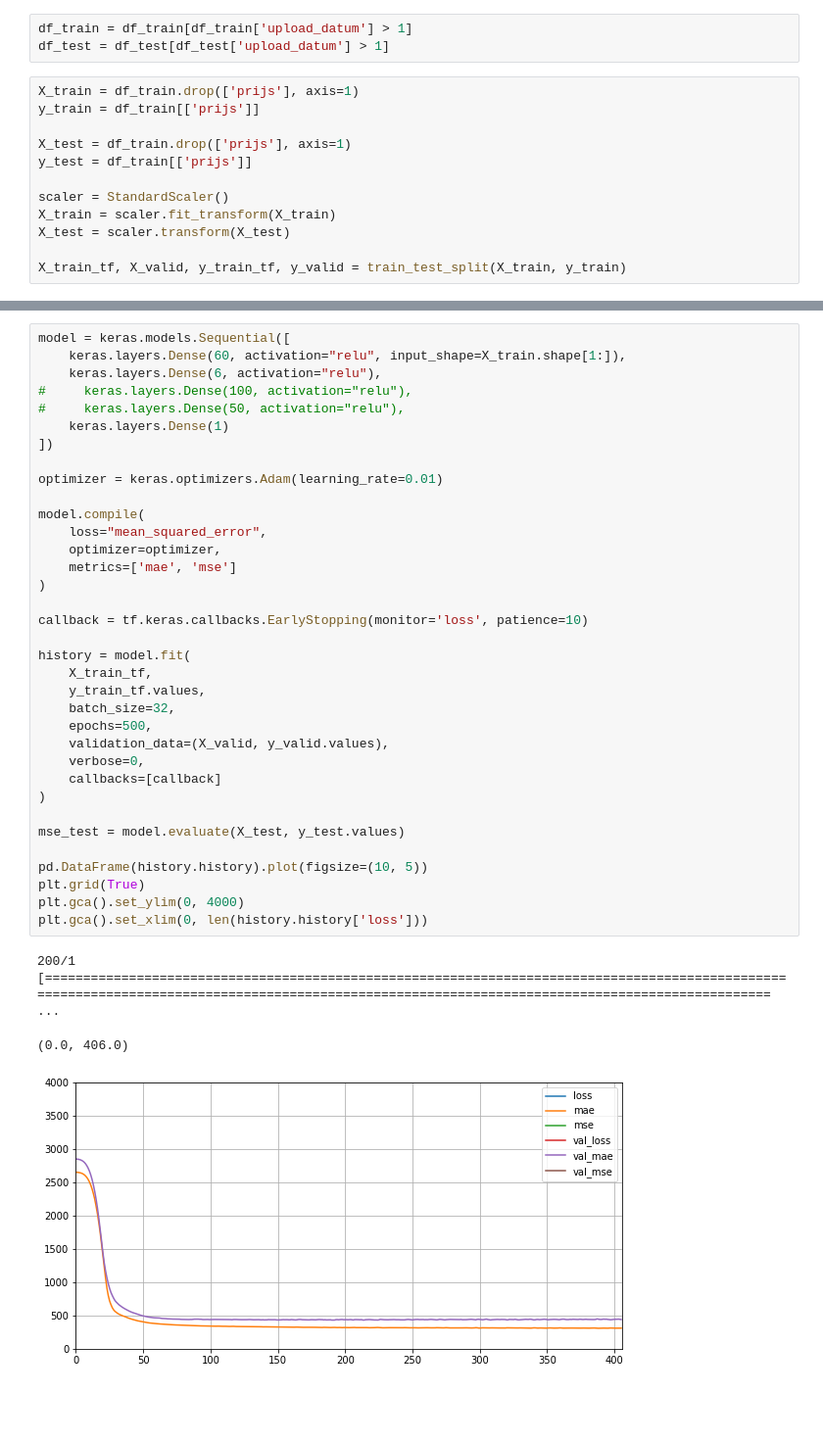
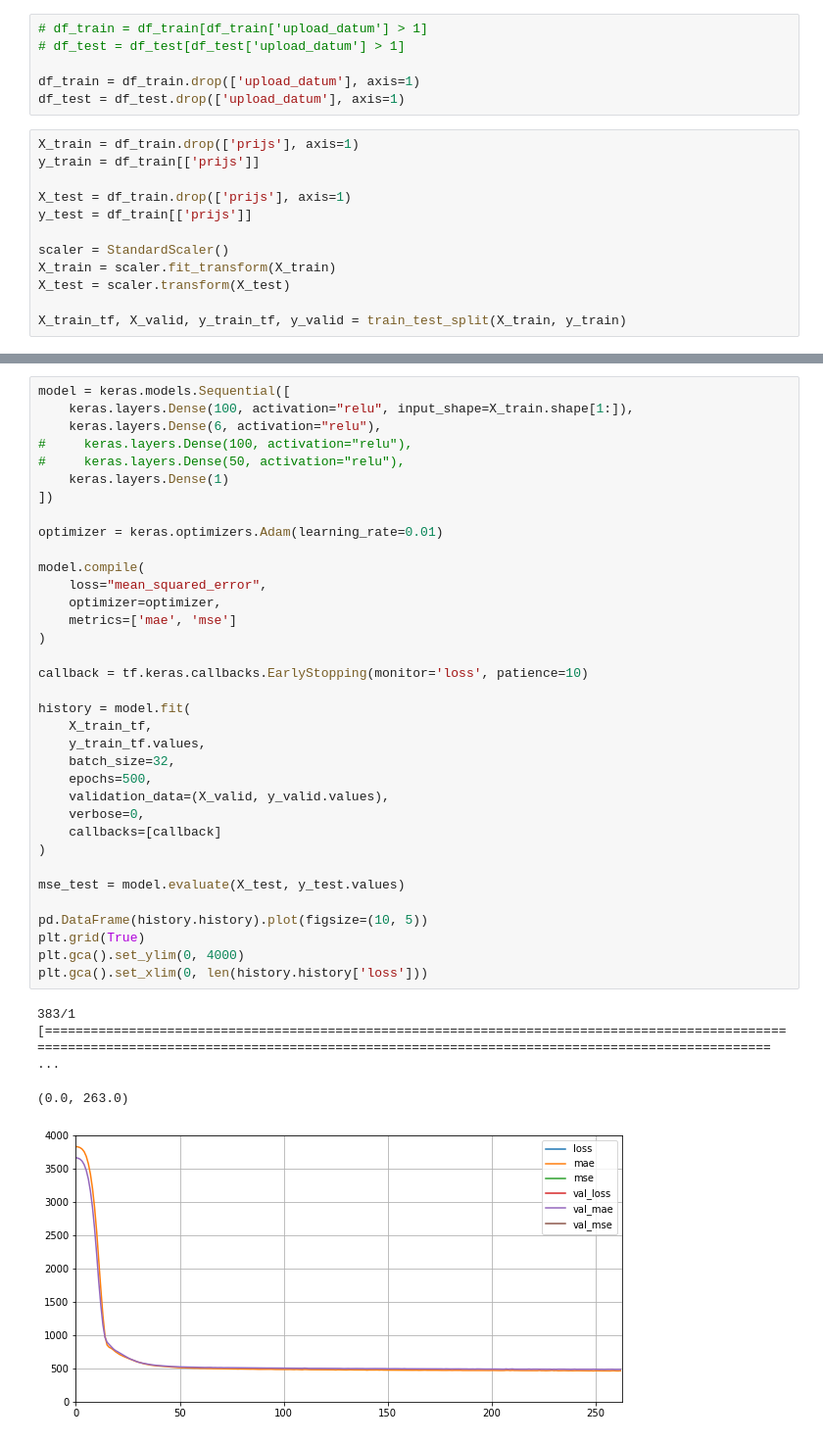
Before and after one commit to marcusabu/Autos, a Jupyter notebook: models/3. Tensorflow.ipynb, the cells around one changed output, grey strips where cells are left out. Shown at 98% size. Drawn from its saved outputs; the diff is of its cells as text; blank space fills up the shorter version.

```diff
--- a/models/3. Tensorflow.ipynb
+++ b/models/3. Tensorflow.ipynb
@@ -35,8 +35,11 @@ df_test
 | 537 | 1 | 0 | 2011 | 92386 | 86 | 6950.0 | 1 | ... |
 104 rows × 9 columns
 # %%
-df_train = df_train[df_train['upload_datum'] > 1]
-df_test = df_test[df_test['upload_datum'] > 1]
+# df_train = df_train[df_train['upload_datum'] > 1]
+# df_test = df_test[df_test['upload_datum'] > 1]
+
+df_train = df_train.drop(['upload_datum'], axis=1)
+df_test = df_test.drop(['upload_datum'], axis=1)
 # %%
 X_train = df_train.drop(['prijs'], axis=1)
 y_train = df_train[['prijs']]
@@ -68,42 +71,42 @@ df_train.drop(['prijs'], axis=1)
 # %%
 model = keras.models.Sequential([
-    keras.layers.Dense(60, activation="relu", input_shape=X_train.shape[1:]),
+    keras.layers.Dense(100, activation="relu", input_shape=X_train.shape[1:]),
     keras.layers.Dense(6, activation="relu"),
 #     keras.layers.Dense(100, activation="relu"),
 #     keras.layers.Dense(50, activation="relu"),
     keras.layers.Dense(1)
 ])
 
 optimizer = keras.optimizers.Adam(learning_rate=0.01)
 
 model.compile(
     loss="mean_squared_error",
     optimizer=optimizer,
     metrics=['mae', 'mse']
 )
 
 callback = tf.keras.callbacks.EarlyStopping(monitor='loss', patience=10)
 
 history = model.fit(
     X_train_tf,
     y_train_tf.values,
     batch_size=32,
     epochs=500,
     validation_data=(X_valid, y_valid.values),
     verbose=0,
     callbacks=[callback]
 )
 
 mse_test = model.evaluate(X_test, y_test.values)
 
 pd.DataFrame(history.history).plot(figsize=(10, 5))
 plt.grid(True)
 plt.gca().set_ylim(0, 4000)
 plt.gca().set_xlim(0, len(history.history['loss']))
 # %% [output]
-200/1 [================================================================================================================================================================================================= ...
+383/1 [================================================================================================================================================================================================= ...
-(0.0, 406.0)
+(0.0, 263.0)
-[figure, old version]
+[figure, new version]
 # %%
 model_version = "0001"
 model_name = "TFAuto"
```
Also changed, not shown: parts of 3 cells of this notebook, 8 other files.
